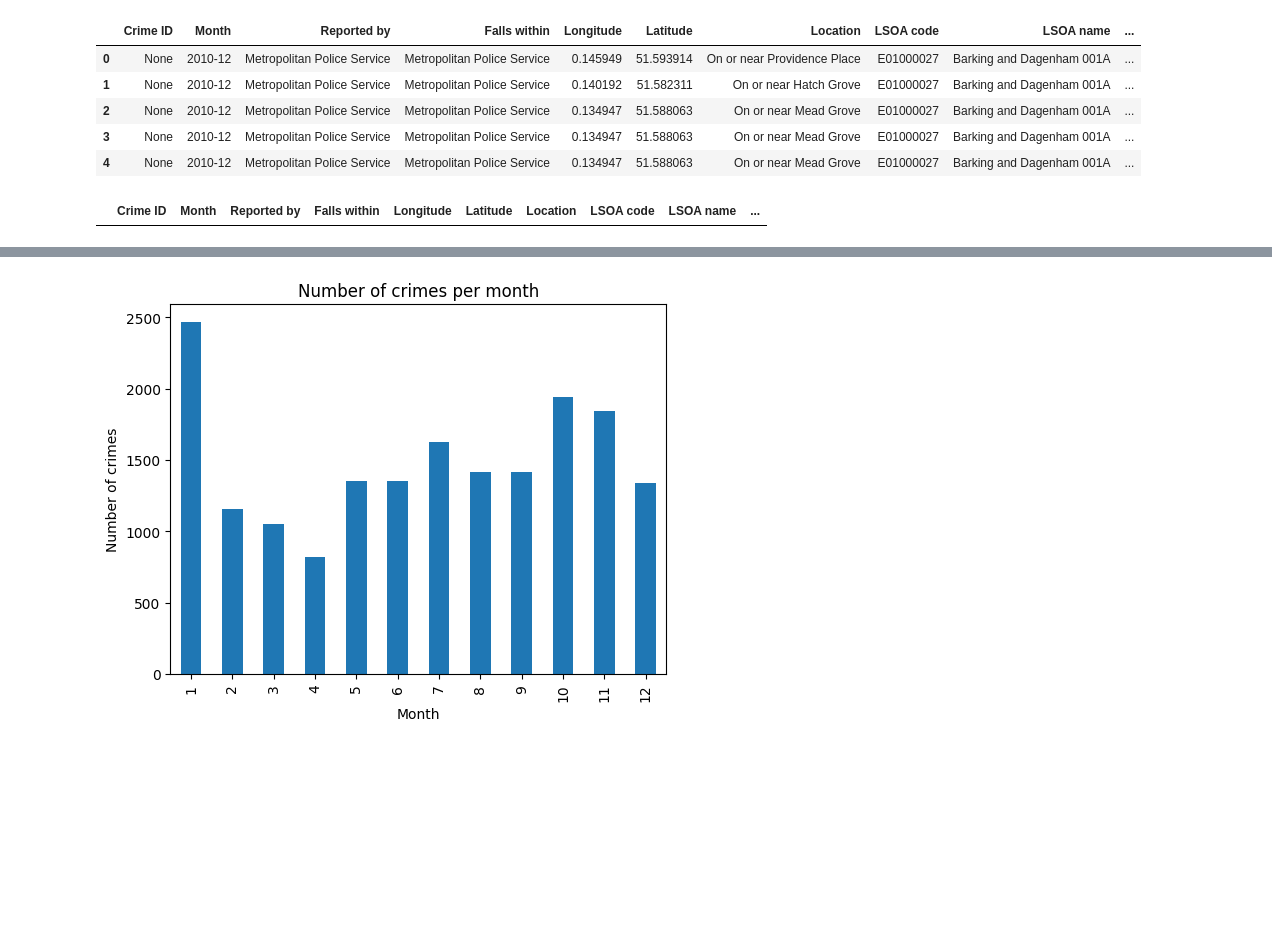
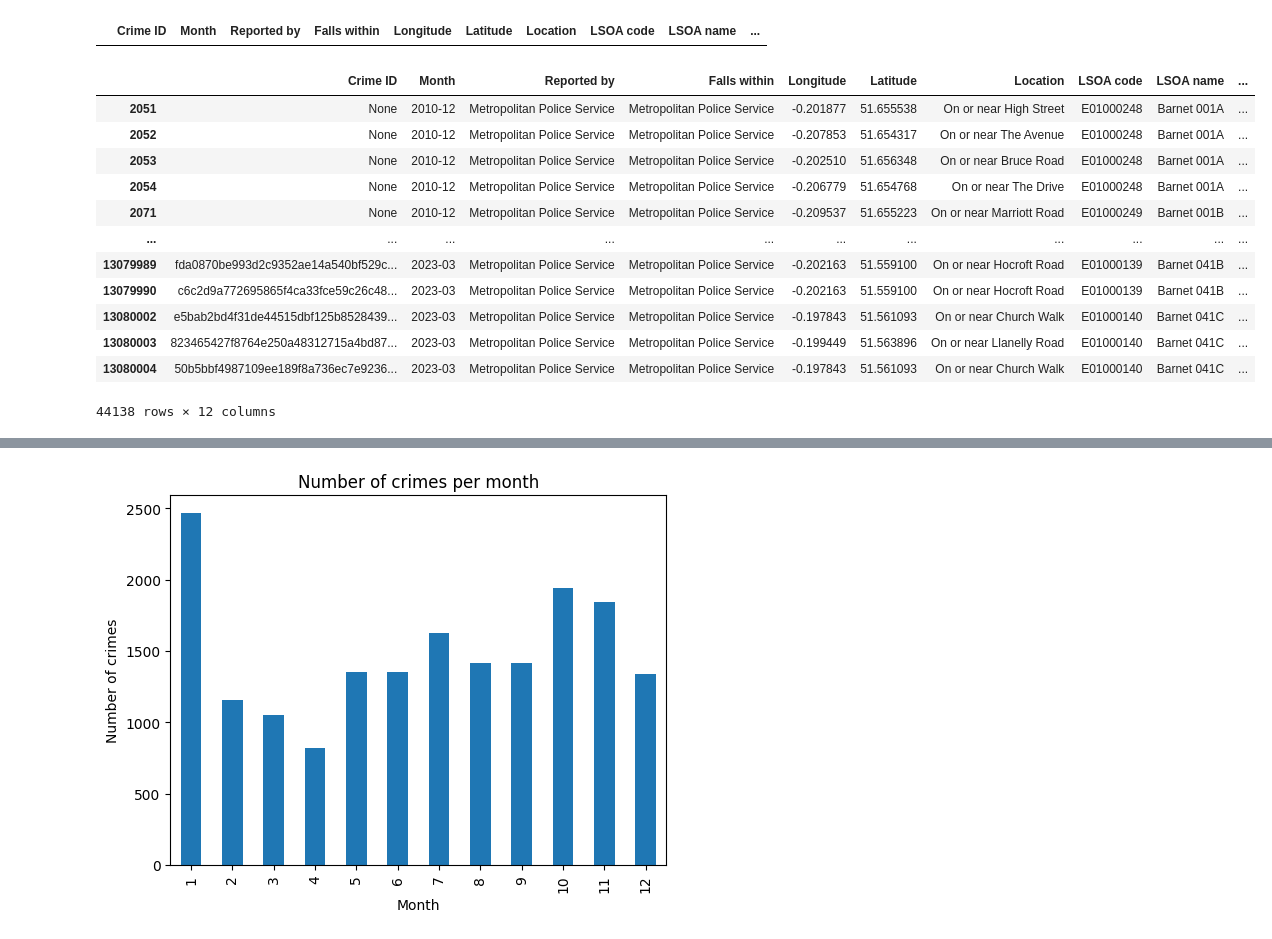
Before and after one commit to isavgt/JBG050-group11, a Jupyter notebook: data_cleaning.ipynb, the cells around one changed output, grey strips where cells are left out. Saved outputs shown, nothing was run; the diff lists cells and outputs as text; code cells hidden in the pictures; blank space fills up the shorter version.

```diff
--- a/data_cleaning.ipynb
+++ b/data_cleaning.ipynb
@@ -43,22 +42,29 @@ df = pd.read_parquet('C:\\Users\\20203697\\Desktop\\DBL2_data\\silver\\Metropoli
 
 # Do something with the DataFrame
 df.head()
+data = df.where(df['Month'] == '2014-02')
+data[~data.isnull().any(axis=1)]
 # %% [output]
 |  | Crime ID | Month | Reported by | Falls within | Longitude | Latitude | Location | LSOA code | LSOA name | ... |
-| 0 | None | 2010-12 | Metropolitan Police Service | Metropolitan Police Service | 0.145949 | 51.593914 | On or near Providence Place | E01000027 | Barking and Dagenham 001A | ... |
-| 1 | None | 2010-12 | Metropolitan Police Service | Metropolitan Police Service | 0.140192 | 51.582311 | On or near Hatch Grove | E01000027 | Barking and Dagenham 001A | ... |
-| 2 | None | 2010-12 | Metropolitan Police Service | Metropolitan Police Service | 0.134947 | 51.588063 | On or near Mead Grove | E01000027 | Barking and Dagenham 001A | ... |
-| 3 | None | 2010-12 | Metropolitan Police Service | Metropolitan Police Service | 0.134947 | 51.588063 | On or near Mead Grove | E01000027 | Barking and Dagenham 001A | ... |
-| 4 | None | 2010-12 | Metropolitan Police Service | Metropolitan Police Service | 0.134947 | 51.588063 | On or near Mead Grove | E01000027 | Barking and Dagenham 001A | ... |
 # %%
 # Filter the DataFrame to only include rows where the LSOA name is 'Barnet' and the Crime type is 'Burglary'
 filtered_df = df[(df['LSOA name'].str.contains('Barnet')) & (df['Crime type'].str.contains('Burglary'))]
 
-# Do something with the filtered DataFrame
-data = filtered_df.where(filtered_df['Month'] == '2021-01')
-data[~data.isnull().any(axis=1)]
+filtered_df
 # %% [output]
 |  | Crime ID | Month | Reported by | Falls within | Longitude | Latitude | Location | LSOA code | LSOA name | ... |
+| 2051 | None | 2010-12 | Metropolitan Police Service | Metropolitan Police Service | -0.201877 | 51.655538 | On or near High Street | E01000248 | Barnet 001A | ... |
+| 2052 | None | 2010-12 | Metropolitan Police Service | Metropolitan Police Service | -0.207853 | 51.654317 | On or near The Avenue | E01000248 | Barnet 001A | ... |
+| 2053 | None | 2010-12 | Metropolitan Police Service | Metropolitan Police Service | -0.202510 | 51.656348 | On or near Bruce Road | E01000248 | Barnet 001A | ... |
+| 2054 | None | 2010-12 | Metropolitan Police Service | Metropolitan Police Service | -0.206779 | 51.654768 | On or near The Drive | E01000248 | Barnet 001A | ... |
+| 2071 | None | 2010-12 | Metropolitan Police Service | Metropolitan Police Service | -0.209537 | 51.655223 | On or near Marriott Road | E01000249 | Barnet 001B | ... |
+| ... | ... | ... | ... | ... | ... | ... | ... | ... | ... | ... |
+| 13079989 | fda0870be993d2c9352ae14a540bf529c... | 2023-03 | Metropolitan Police Service | Metropolitan Police Service | -0.202163 | 51.559100 | On or near Hocroft Road | E01000139 | Barnet 041B | ... |
+| 13079990 | c6c2d9a772695865f4ca33fce59c26c48... | 2023-03 | Metropolitan Police Service | Metropolitan Police Service | -0.202163 | 51.559100 | On or near Hocroft Road | E01000139 | Barnet 041B | ... |
+| 13080002 | e5bab2bd4f31de44515dbf125b8528439... | 2023-03 | Metropolitan Police Service | Metropolitan Police Service | -0.197843 | 51.561093 | On or near Church Walk | E01000140 | Barnet 041C | ... |
+| 13080003 | 823465427f8764e250a48312715a4bd87... | 2023-03 | Metropolitan Police Service | Metropolitan Police Service | -0.199449 | 51.563896 | On or near Llanelly Road | E01000140 | Barnet 041C | ... |
+| 13080004 | 50b5bbf4987109ee189f8a736ec7e9236... | 2023-03 | Metropolitan Police Service | Metropolitan Police Service | -0.197843 | 51.561093 | On or near Church Walk | E01000140 | Barnet 041C | ... |
+44138 rows × 12 columns
 # %%
 pip install matplotlib
 # %% [output]
```
Also changed, not shown: parts of 3 cells of this notebook, 1 other file.
